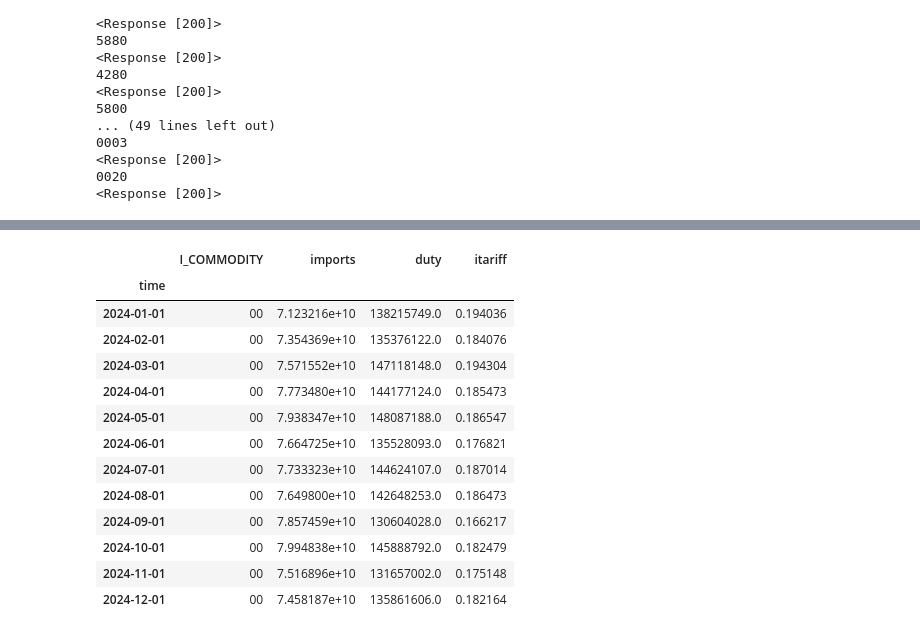
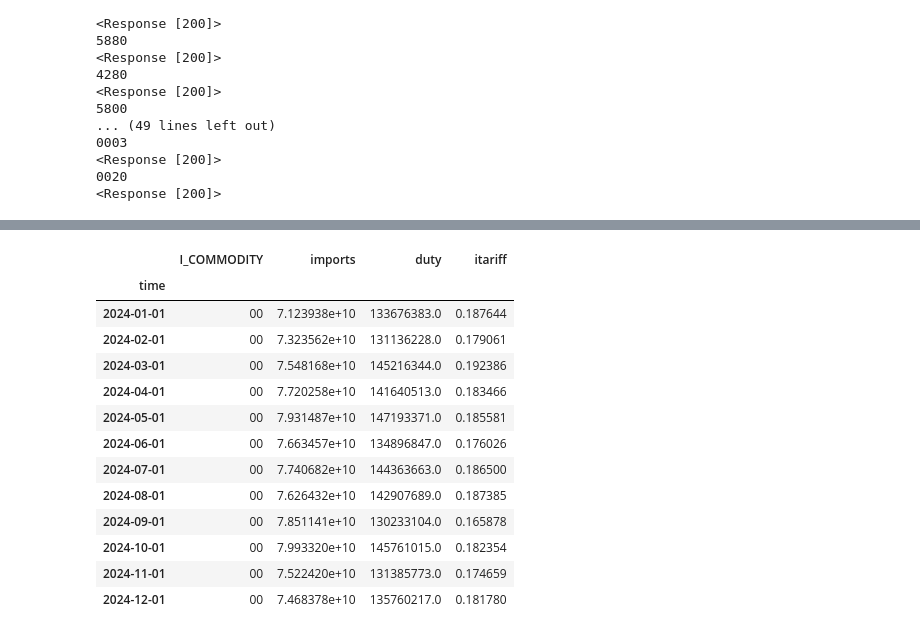
Before and after one commit to tradewartracker/us-imports-hs2, a Jupyter notebook: make-imports-hs2-dataset.ipynb, the cells around one changed output, grey strips where cells are left out. Saved outputs shown, nothing was run; the diff lists cells and outputs as text; code cells hidden in the pictures.

```diff
--- a/make-imports-hs2-dataset.ipynb
+++ b/make-imports-hs2-dataset.ipynb
@@ -15,7 +15,7 @@ import os
 import pyarrow as pa
 import pyarrow.parquet as pq
 # %%
-date = "2025-03"
+date = "2025-04"
 
 my_key = "&key=34e40301bda77077e24c859c6c6c0b721ad73fc7"
 # This is my key. I'm nice and I have it posted. If you will be doing more with this
@@ -198,20 +218,20 @@ pq.write_table(pa.Table.from_pandas(df), out_file)
 # %%
-df.loc["NAFTA","ALL PRODUCTS"]["2024"]
+df.loc["USMCA (NAFTA)","ALL PRODUCTS"]["2024"]
 # %% [output]
 |  | I_COMMODITY | imports | duty | itariff |
 | time |  |  |  |  |
-| 2024-01-01 | 00 | 7.123216e+10 | 138215749.0 | 0.194036 |
-| 2024-02-01 | 00 | 7.354369e+10 | 135376122.0 | 0.184076 |
-| 2024-03-01 | 00 | 7.571552e+10 | 147118148.0 | 0.194304 |
-| 2024-04-01 | 00 | 7.773480e+10 | 144177124.0 | 0.185473 |
-| 2024-05-01 | 00 | 7.938347e+10 | 148087188.0 | 0.186547 |
-| 2024-06-01 | 00 | 7.664725e+10 | 135528093.0 | 0.176821 |
-| 2024-07-01 | 00 | 7.733323e+10 | 144624107.0 | 0.187014 |
-| 2024-08-01 | 00 | 7.649800e+10 | 142648253.0 | 0.186473 |
-| 2024-09-01 | 00 | 7.857459e+10 | 130604028.0 | 0.166217 |
-| 2024-10-01 | 00 | 7.994838e+10 | 145888792.0 | 0.182479 |
-| 2024-11-01 | 00 | 7.516896e+10 | 131657002.0 | 0.175148 |
-| 2024-12-01 | 00 | 7.458187e+10 | 135861606.0 | 0.182164 |
+| 2024-01-01 | 00 | 7.123938e+10 | 133676383.0 | 0.187644 |
+| 2024-02-01 | 00 | 7.323562e+10 | 131136228.0 | 0.179061 |
+| 2024-03-01 | 00 | 7.548168e+10 | 145216344.0 | 0.192386 |
+| 2024-04-01 | 00 | 7.720258e+10 | 141640513.0 | 0.183466 |
+| 2024-05-01 | 00 | 7.931487e+10 | 147193371.0 | 0.185581 |
+| 2024-06-01 | 00 | 7.663457e+10 | 134896847.0 | 0.176026 |
+| 2024-07-01 | 00 | 7.740682e+10 | 144363663.0 | 0.186500 |
+| 2024-08-01 | 00 | 7.626432e+10 | 142907689.0 | 0.187385 |
+| 2024-09-01 | 00 | 7.851141e+10 | 130233104.0 | 0.165878 |
+| 2024-10-01 | 00 | 7.993320e+10 | 145761015.0 | 0.182354 |
+| 2024-11-01 | 00 | 7.522420e+10 | 131385773.0 | 0.174659 |
+| 2024-12-01 | 00 | 7.468378e+10 | 135760217.0 | 0.181780 |
 # %%
 file = ".\\data\\imports\\" + "TOTAL" + "data.parquet"
 
```
Also changed, not shown: parts of 6 cells of this notebook, 2 other files.
